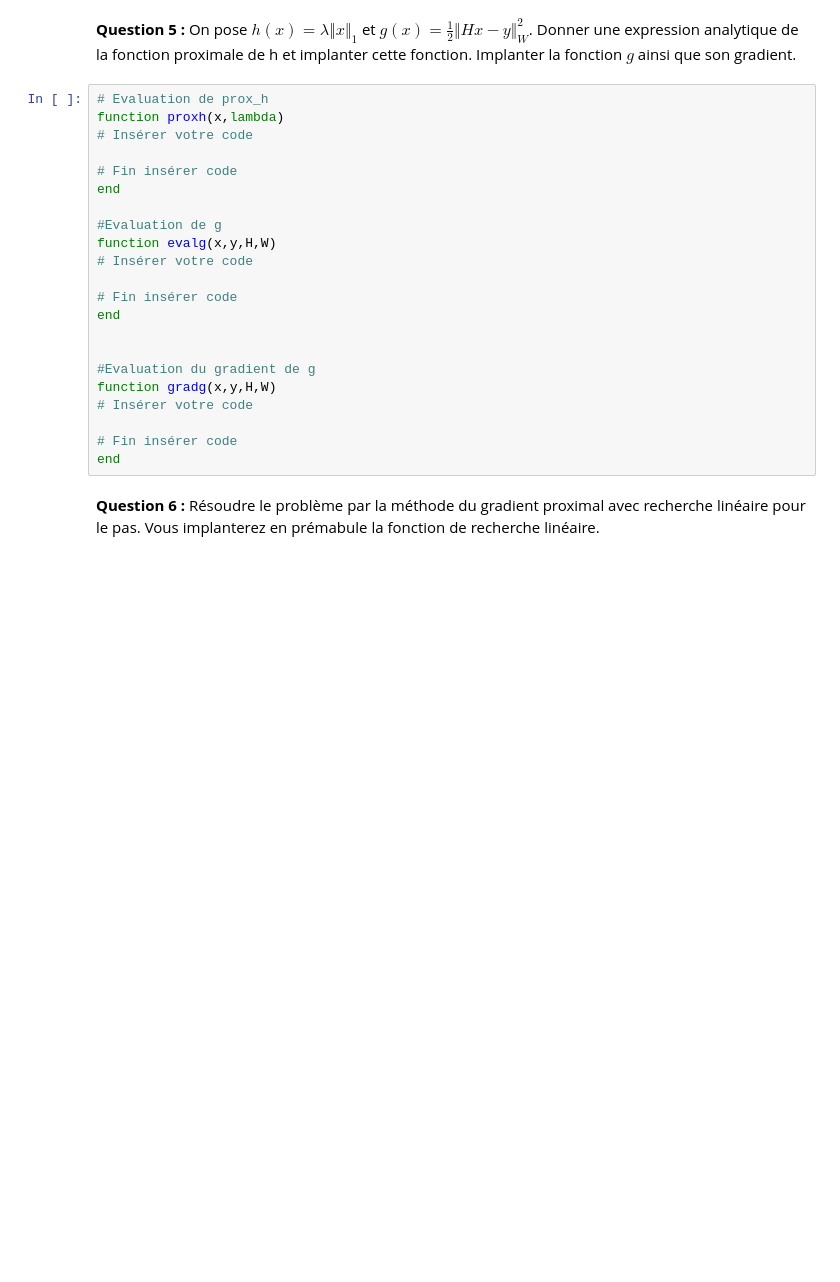
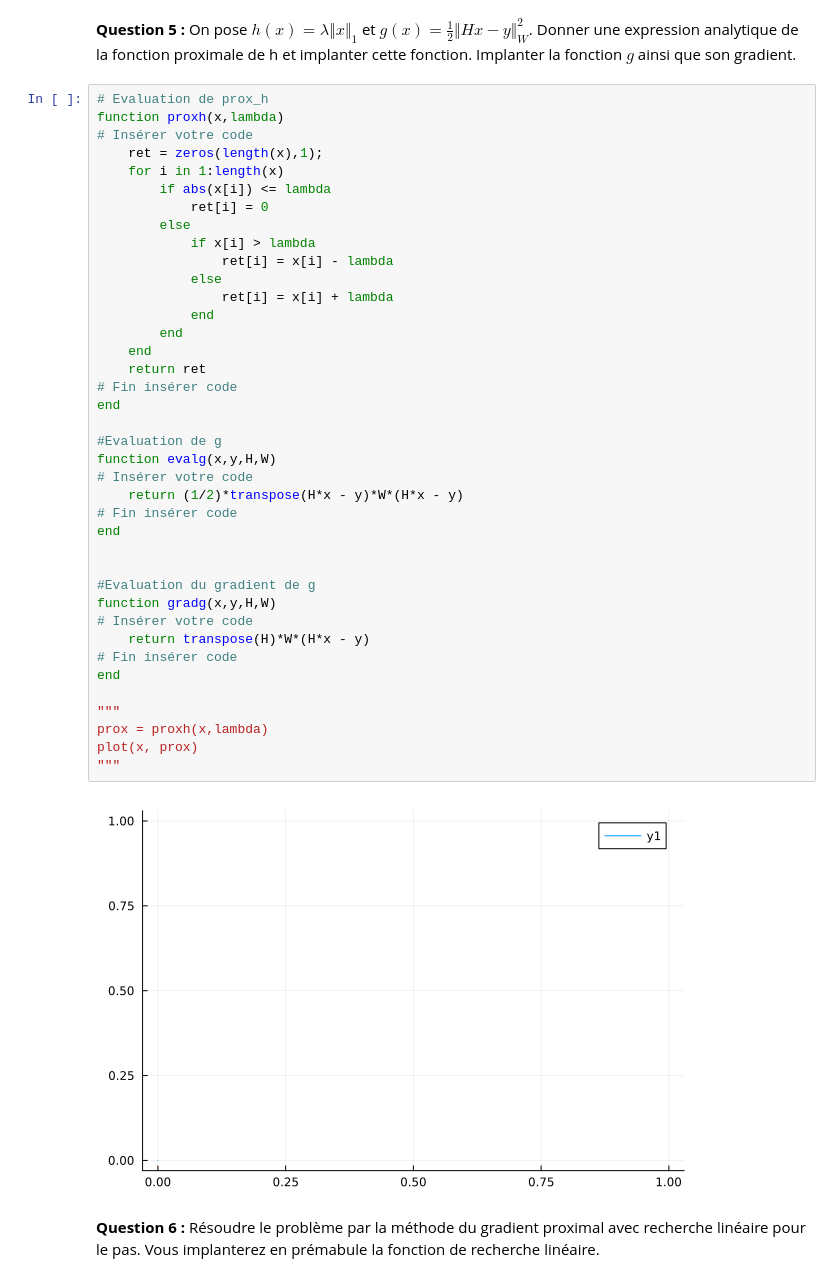
Before and after one commit to MaxMosh/n7-SN, a Jupyter notebook: 2A ModIA/S7 (INSA)/Optimisation et optimisation stochastique/Optimistation convexe non-lisse/TPs/TP 2/tp2_optimisation.ipynb, the cells around one changed output. Drawn from its saved outputs; the diff is of its cells as text; blank space fills up the shorter version.

```diff
--- a/2A ModIA/S7 (INSA)/Optimisation et optimisation stochastique/Optimistation convexe non-lisse/TPs/TP 2/tp2_optimisation.ipynb
+++ b/2A ModIA/S7 (INSA)/Optimisation et optimisation stochastique/Optimistation convexe non-lisse/TPs/TP 2/tp2_optimisation.ipynb
@@ -111,24 +172,43 @@ plot(px,x,title="Reconstruction",label=["True solution" "Optimized solution"],lw
 # %%
 # Evaluation de prox_h
 function proxh(x,lambda)
 # Insérer votre code
-
+    ret = zeros(length(x),1);
+    for i in 1:length(x)
+        if abs(x[i]) <= lambda
+            ret[i] = 0
+        else
+            if x[i] > lambda
+                ret[i] = x[i] - lambda
+            else
+                ret[i] = x[i] + lambda
+            end
+        end
+    end
+    return ret
 # Fin insérer code
 end
 
 #Evaluation de g
 function evalg(x,y,H,W)
 # Insérer votre code
-
+    return (1/2)*transpose(H*x - y)*W*(H*x - y)
 # Fin insérer code
 end
 
 
 #Evaluation du gradient de g
 function gradg(x,y,H,W)
 # Insérer votre code
-
+    return transpose(H)*W*(H*x - y)
 # Fin insérer code
 end
+
+"""
+prox = proxh(x,lambda)
+plot(x, prox)
+"""
+# %% [output]
+[figure, added]
 # %% [markdown]
 **Question 6 :** Résoudre le problème par la méthode du gradient proximal avec recherche linéaire pour le pas. Vous implanterez en prémabule la fonction de recherche linéaire.
```
Also changed, not shown: parts of 9 cells of this notebook.
